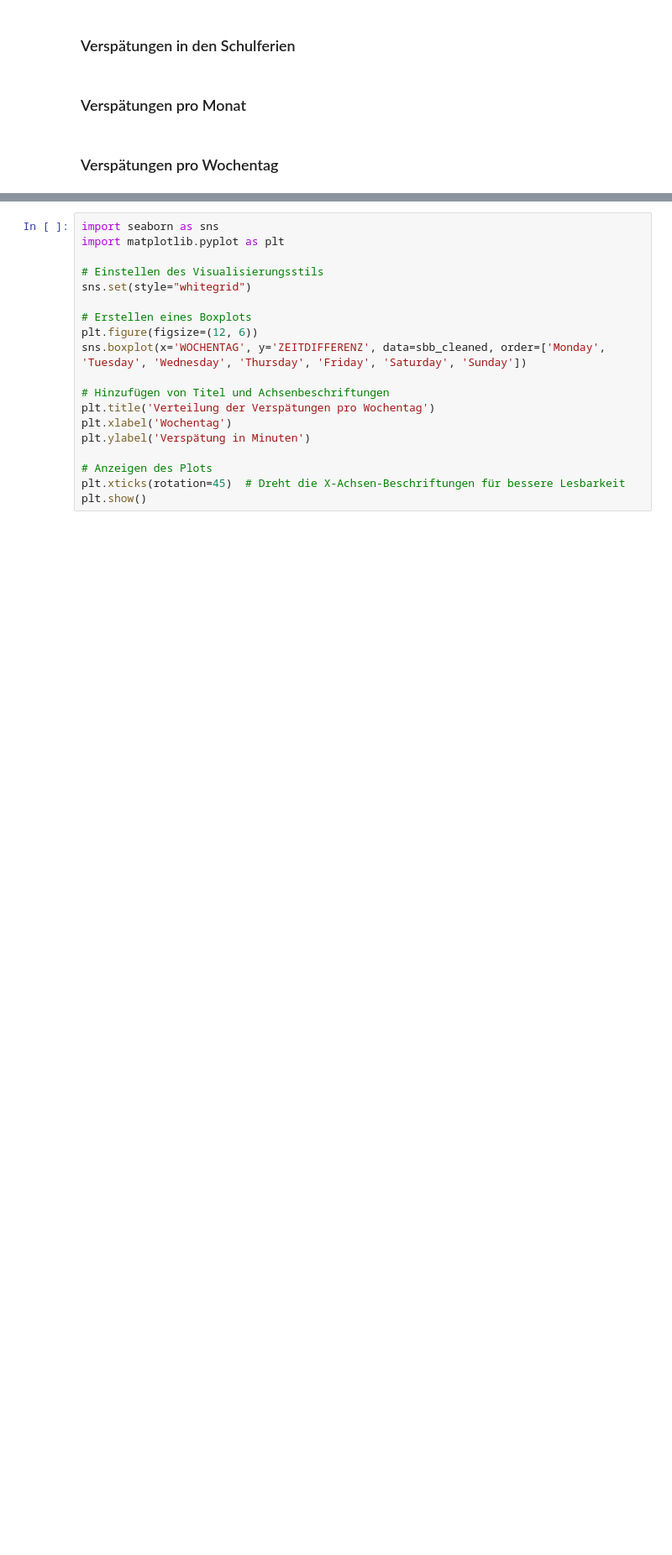
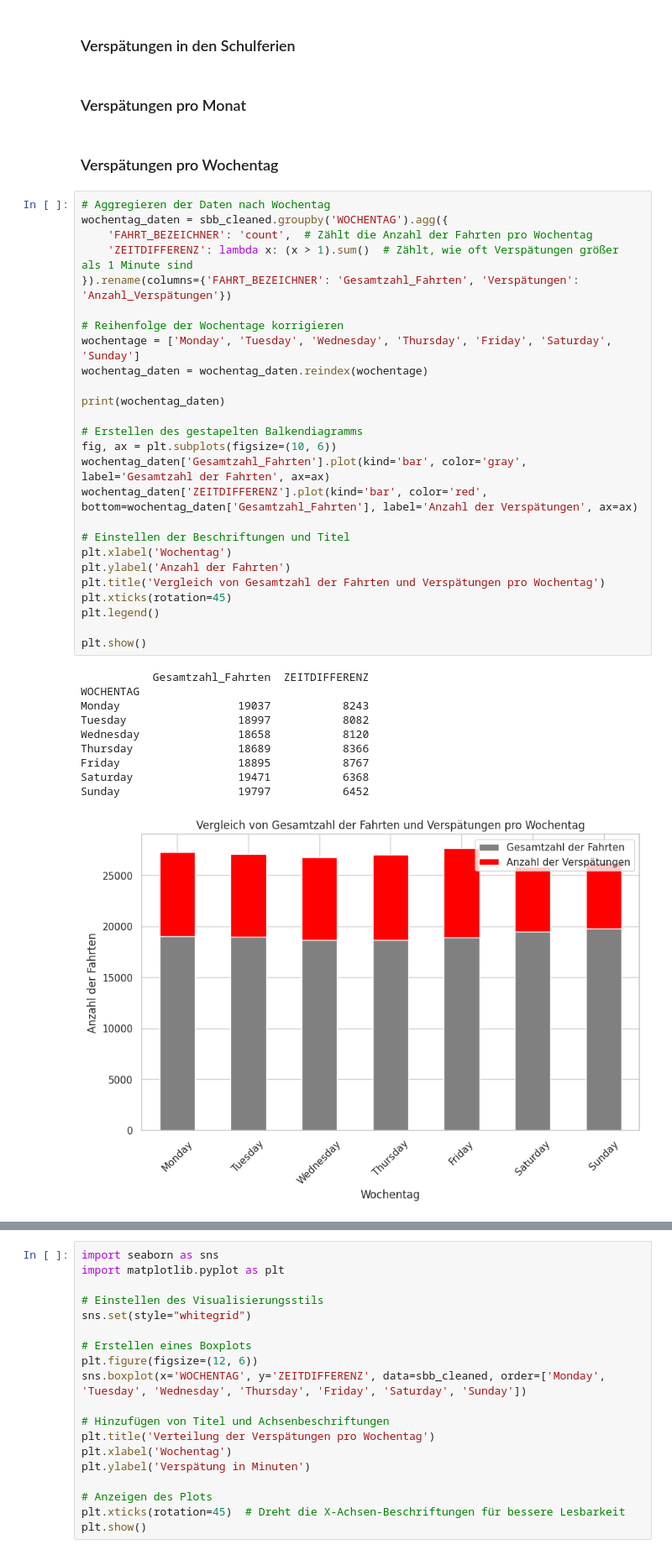
Before and after one commit to yannluethi/BINA, a Jupyter notebook: Case-Study/Python/BINA_Case-Study.ipynb, the cells around one changed output, grey strips where cells are left out. Shown at 84% size. Saved outputs shown, nothing was run; the diff lists cells and outputs as text; blank space fills up the shorter version.

```diff
--- a/Case-Study/Python/BINA_Case-Study.ipynb
+++ b/Case-Study/Python/BINA_Case-Study.ipynb
@@ -816,3 +878,40 @@ print(sbb_cleaned.head)
 ### Verspätungen pro Monat
 # %% [markdown]
 ### Verspätungen pro Wochentag
+# %%
+# Aggregieren der Daten nach Wochentag
+wochentag_daten = sbb_cleaned.groupby('WOCHENTAG').agg({
+    'FAHRT_BEZEICHNER': 'count',  # Zählt die Anzahl der Fahrten pro Wochentag
+    'ZEITDIFFERENZ': lambda x: (x > 1).sum()  # Zählt, wie oft Verspätungen größer als 1 Minute sind
+}).rename(columns={'FAHRT_BEZEICHNER': 'Gesamtzahl_Fahrten', 'Verspätungen': 'Anzahl_Verspätungen'})
+
+# Reihenfolge der Wochentage korrigieren
+wochentage = ['Monday', 'Tuesday', 'Wednesday', 'Thursday', 'Friday', 'Saturday', 'Sunday']
+wochentag_daten = wochentag_daten.reindex(wochentage)
+
+print(wochentag_daten)
+
+# Erstellen des gestapelten Balkendiagramms
+fig, ax = plt.subplots(figsize=(10, 6))
+wochentag_daten['Gesamtzahl_Fahrten'].plot(kind='bar', color='gray', label='Gesamtzahl der Fahrten', ax=ax)
+wochentag_daten['ZEITDIFFERENZ'].plot(kind='bar', color='red', bottom=wochentag_daten['Gesamtzahl_Fahrten'], label='Anzahl der Verspätungen', ax=ax)
+
+# Einstellen der Beschriftungen und Titel
+plt.xlabel('Wochentag')
+plt.ylabel('Anzahl der Fahrten')
+plt.title('Vergleich von Gesamtzahl der Fahrten und Verspätungen pro Wochentag')
+plt.xticks(rotation=45)
+plt.legend()
+
+plt.show()
+# %% [output]
+           Gesamtzahl_Fahrten  ZEITDIFFERENZ
+WOCHENTAG
+Monday                  19037           8243
+Tuesday                 18997           8082
+Wednesday               18658           8120
+Thursday                18689           8366
+Friday                  18895           8767
+Saturday                19471           6368
+Sunday                  19797           6452
+[figure, added]
```
Also changed, not shown: parts of 11 cells of this notebook.
